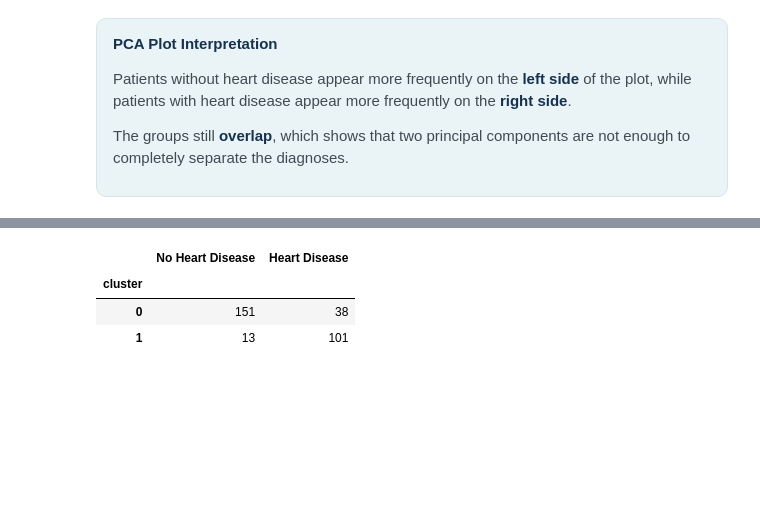
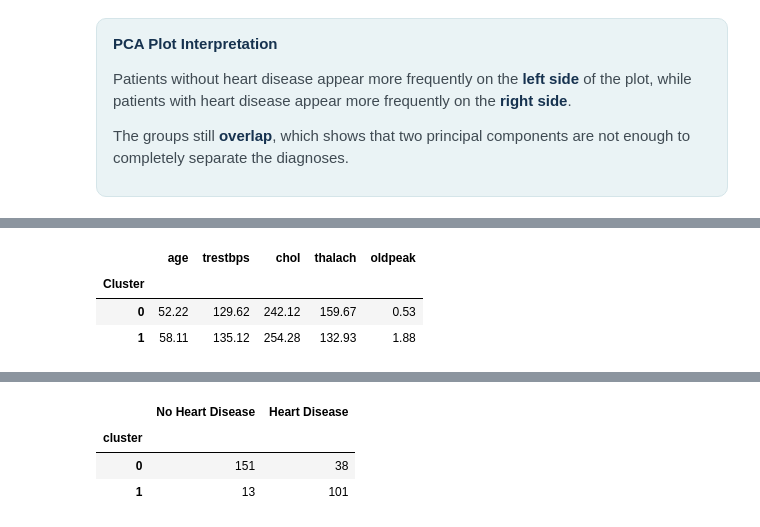
Before and after one commit to assma122/Binx-ai-ml-training, a Jupyter notebook: PROJECT/Notebooks/M1_Data_Understanding.ipynb, the cells around one changed output, grey strips where cells are left out. Cells and saved outputs as stored; diff of their text form; code cells hidden in the pictures; blank space fills up the shorter version.

```diff
--- a/PROJECT/Notebooks/M1_Data_Understanding.ipynb
+++ b/PROJECT/Notebooks/M1_Data_Understanding.ipynb
@@ -4151,0 +4352,18 @@ The groups were formed using clinical features rather than the known diagnosis.
+# %%
+profile_features = [
+    "age",
+    "trestbps",
+    "chol",
+    "thalach",
+    "oldpeak"
+]
+
+cluster_profiles = X_unsupervised[profile_features].copy()
+cluster_profiles["Cluster"] = pca_df["cluster"]
+
+cluster_profiles.groupby("Cluster").mean().round(2)
+# %% [output]
+|  | age | trestbps | chol | thalach | oldpeak |
+| Cluster |  |  |  |  |  |
+| 0 | 52.22 | 129.62 | 242.12 | 159.67 | 0.53 |
+| 1 | 58.11 | 135.12 | 254.28 | 132.93 | 1.88 |
```
Also changed, not shown: parts of 19 cells of this notebook.
